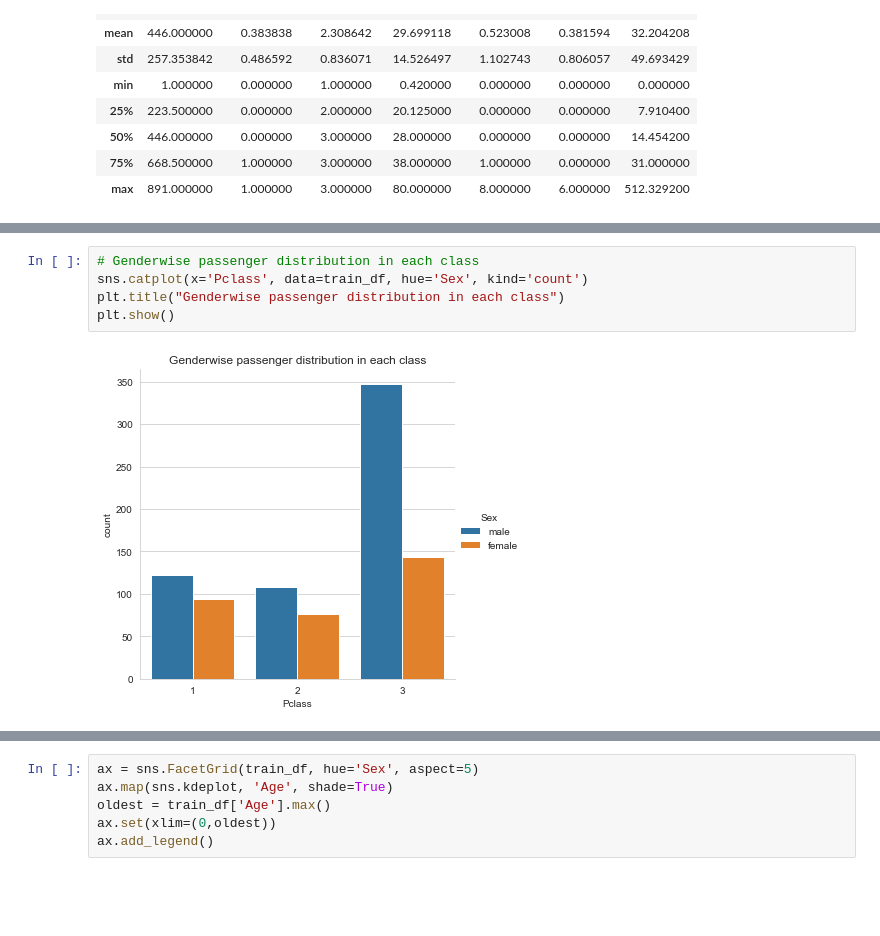
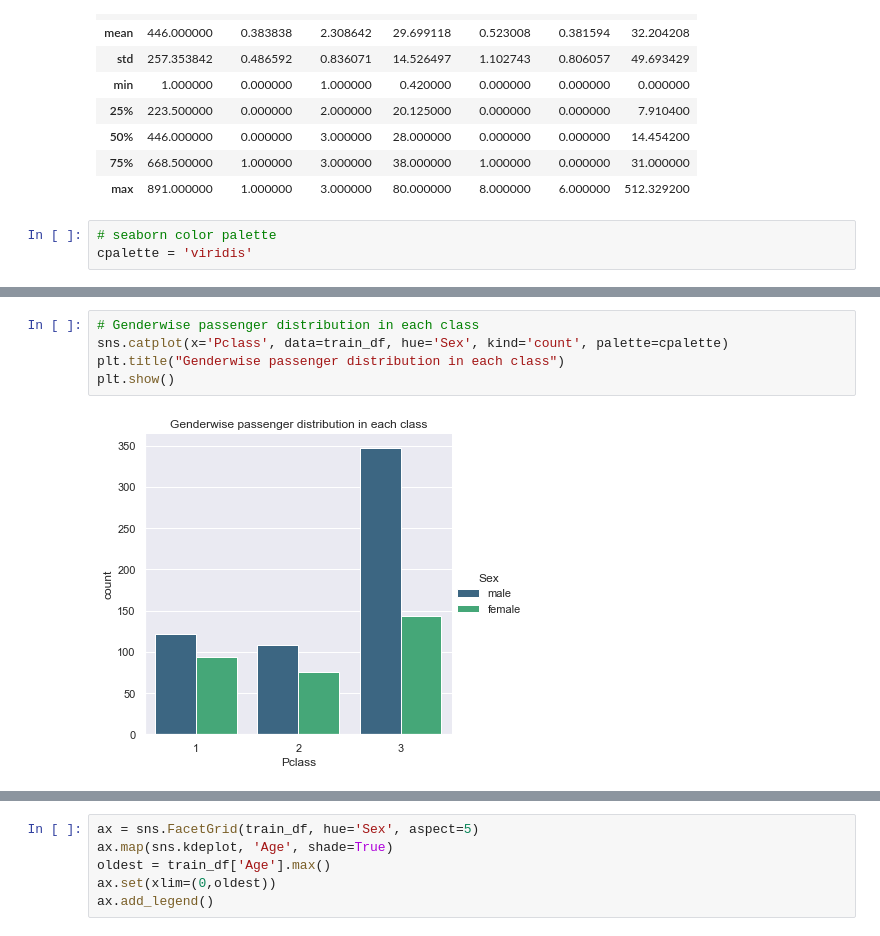
Before and after one commit to rshmnkgit/Data-Science, a Jupyter notebook: EDA/EDA_Titanic.ipynb, the cells around one changed output, grey strips where cells are left out. Saved outputs shown, nothing was run; the diff lists cells and outputs as text; blank space fills up the shorter version.

```diff
--- a/EDA/EDA_Titanic.ipynb
+++ b/EDA/EDA_Titanic.ipynb
@@ -161,5 +168,8 @@ train_df.describe()
 | 50% | 446.000000 | 0.000000 | 3.000000 | 28.000000 | 0.000000 | 0.000000 | 14.454200 |
 | 75% | 668.500000 | 1.000000 | 3.000000 | 38.000000 | 1.000000 | 0.000000 | 31.000000 |
 | max | 891.000000 | 1.000000 | 3.000000 | 80.000000 | 8.000000 | 6.000000 | 512.329200 |
+# %%
+# seaborn color palette
+cpalette = 'viridis'
 # %%
 # Genderwise passenger distribution
@@ -178,7 +188,7 @@ plt.show()
 # %%
 # Genderwise passenger distribution in each class
-sns.catplot(x='Pclass', data=train_df, hue='Sex', kind='count')
+sns.catplot(x='Pclass', data=train_df, hue='Sex', kind='count', palette=cpalette)
 plt.title("Genderwise passenger distribution in each class")
 plt.show()
 # %% [output]
-[figure, old version]
+[figure, new version]
```
Also changed, not shown: parts of 11 cells of this notebook.
